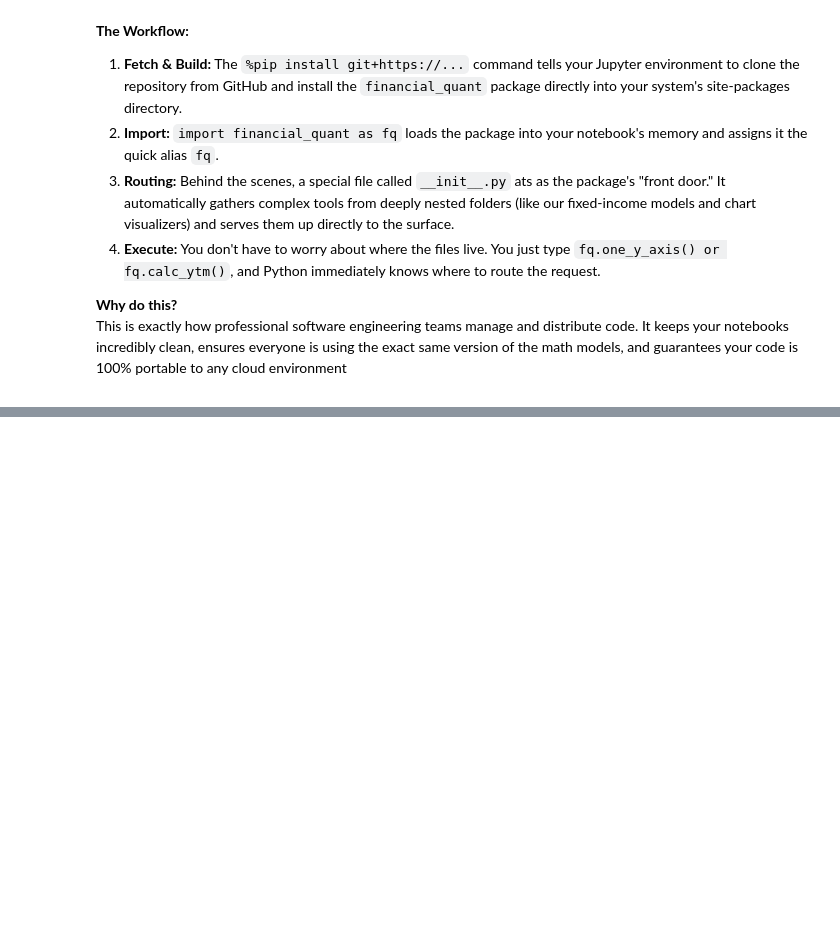
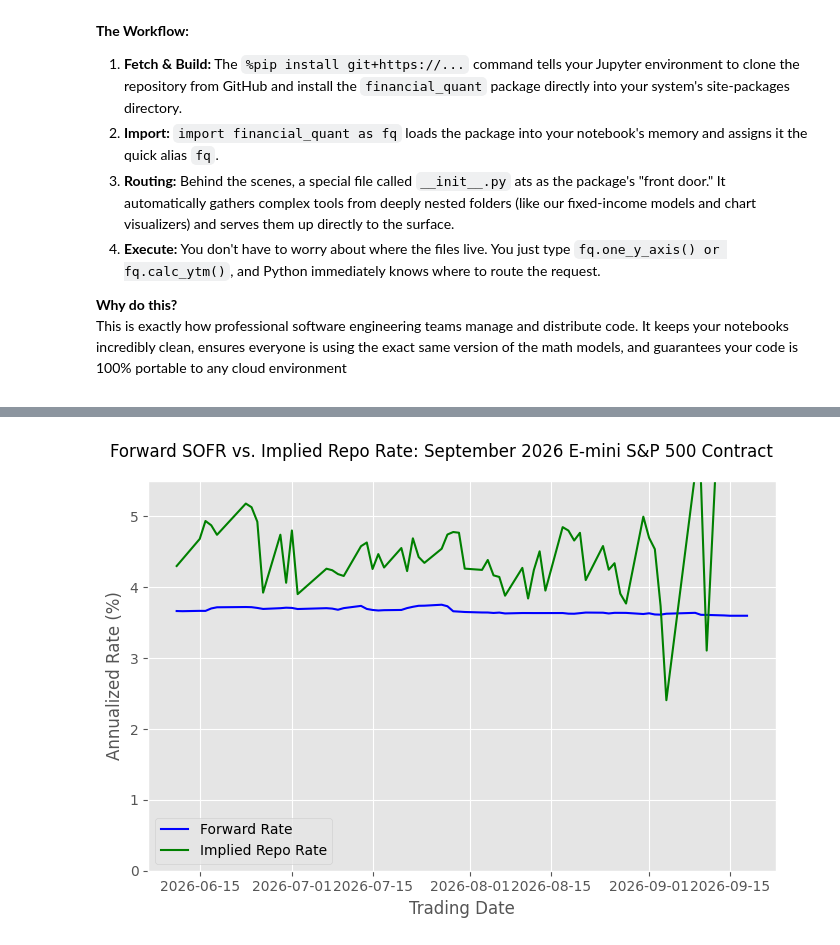
Before and after one commit to PatrickJHess/Derivatives-Futures-Chapter-Two, a Jupyter notebook: colab/Colab_pricing.ipynb, the cells around one changed output, grey strips where cells are left out. Saved outputs shown, nothing was run; the diff lists cells and outputs as text; code cells hidden in the pictures; folded sections open; blank space fills up the shorter version.

```diff
--- a/colab/Colab_pricing.ipynb
+++ b/colab/Colab_pricing.ipynb
@@ -900,0 +425,5 @@ In our next Chapter, we will put away the dividend estimation formulas and learn
+# %%
+# Instantiate the data pipelines from the financial_quant package
+fred_data = fq.FredReader()
+massive_data = fq.MASSIVEReader(calls_per_minute=5)
+static_futures_data=fq.static_futures_data
@@ -900,0 +929,30 @@ In our next Chapter, we will put away the dividend estimation formulas and learn
+# %%
+# 1. Define data to be plotted
+plot_data=[market_data['Forward Rate']*100,
+           market_data['Implied Repo Rate']*100]
+
+# 2. Define the series
+series=['Forward Rate',
+        'Implied Repo Rate']
+
+# 3. x_axis dates
+x_axis=market_data.index
+
+size=(7,5)
+markers=['']*2
+colors=['b','g']
+
+# use nanmin and nanmax so that nan is ignogred
+y_lower=np.nanmin(plot_data)-1
+y_upper=np.nanmax(plot_data)+1
+
+
+ylim=[0,5.5]
+title='Forward SOFR vs. Implied Repo Rate: September 2026 E-mini S&P 500 Contract'
+xlabel='Trading Date'
+ylabel='Annualized Rate (%)'
+fq.one_y_axis(x_axis, plot_data, title=title, series_labels=series, xlabel=xlabel,
+              y_limits=ylim,ylabel=ylabel, markers=markers,colors=colors,
+              figure_size=size)
+# %% [output]
+[figure, added]
```
Also changed, not shown: parts of 61 cells of this notebook, 3 other files.
